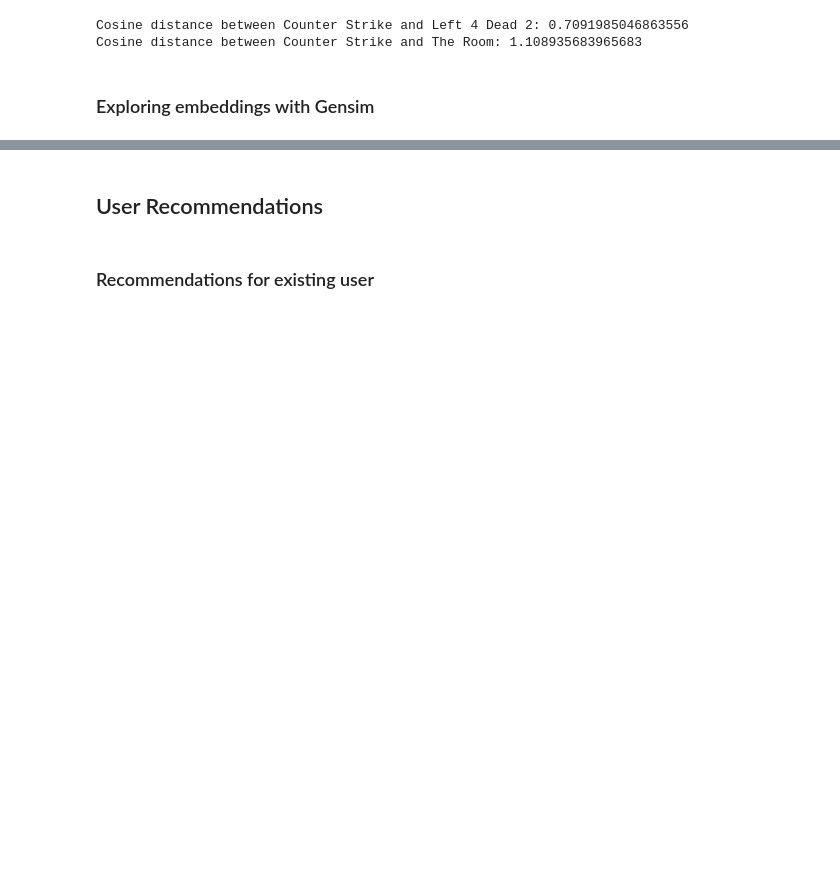
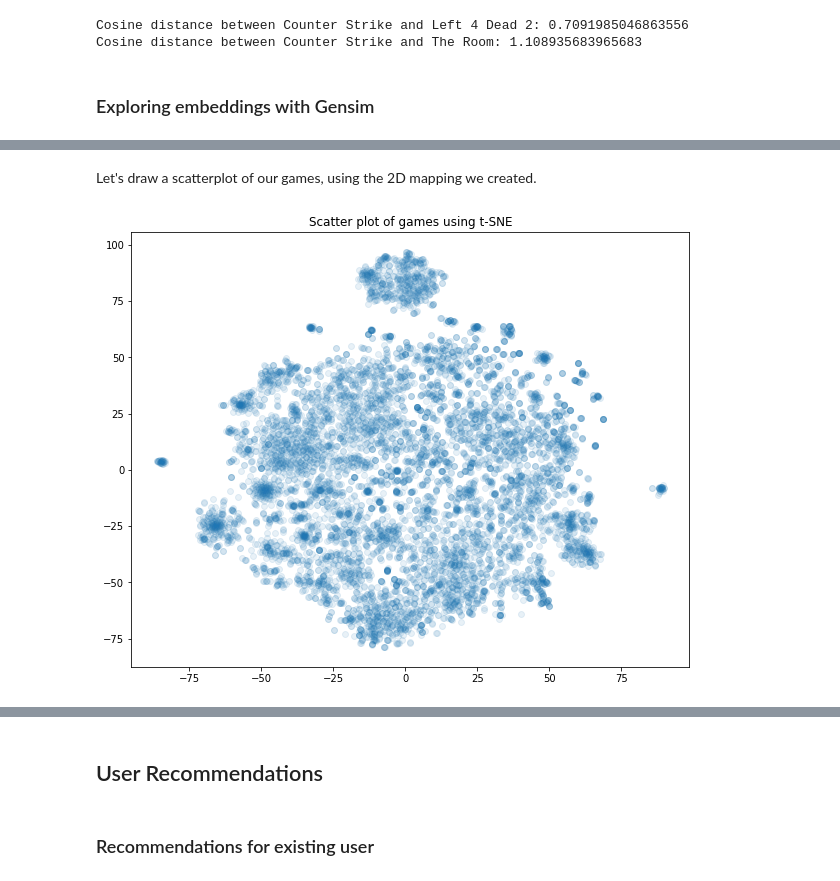
Before and after one commit to nadinezab/video-game-recs, a Jupyter notebook: 4-Modelling.ipynb, the cells around one changed output, grey strips where cells are left out. Drawn from its saved outputs; the diff is of its cells as text; code cells hidden in the pictures; blank space fills up the shorter version.

```diff
--- a/4-Modelling.ipynb
+++ b/4-Modelling.ipynb
@@ -426,0 +547,6 @@ kv.most_similar('Counter-Strike')
+# %%
+# Instantialte tsne, specify cosine metric
+tsne = TSNE(random_state = 0, n_iter = 1000, metric = 'cosine')
+
+# Fit and transform
+embeddings2d = tsne.fit_transform(embeddings)
@@ -426,0 +555,15 @@ kv.most_similar('Counter-Strike')
+# %%
+# Create DF
+embeddingsdf = pd.DataFrame()
+
+# Add game names
+embeddingsdf['game'] = gameslist
+
+# Add x coordinate
+embeddingsdf['x'] = embeddings2d[:,0]
+
+# Add y coordinate
+embeddingsdf['y'] = embeddings2d[:,1]
+
+# Check
+embeddingsdf.head()
@@ -426,0 +577,14 @@ kv.most_similar('Counter-Strike')
+# %% [markdown]
+Let's draw a scatterplot of our games, using the 2D mapping we created.
+# %%
+# Set figsize
+fig, ax = plt.subplots(figsize=(10,8))
+
+# Scatter points, set alpha low to make points translucent
+ax.scatter(embeddingsdf.x, embeddingsdf.y, alpha=.1)
+
+plt.title('Scatter plot of games using t-SNE')
+
+plt.show()
+# %% [output]
+[figure, added]
```
Also changed, not shown: parts of 28 cells of this notebook.
